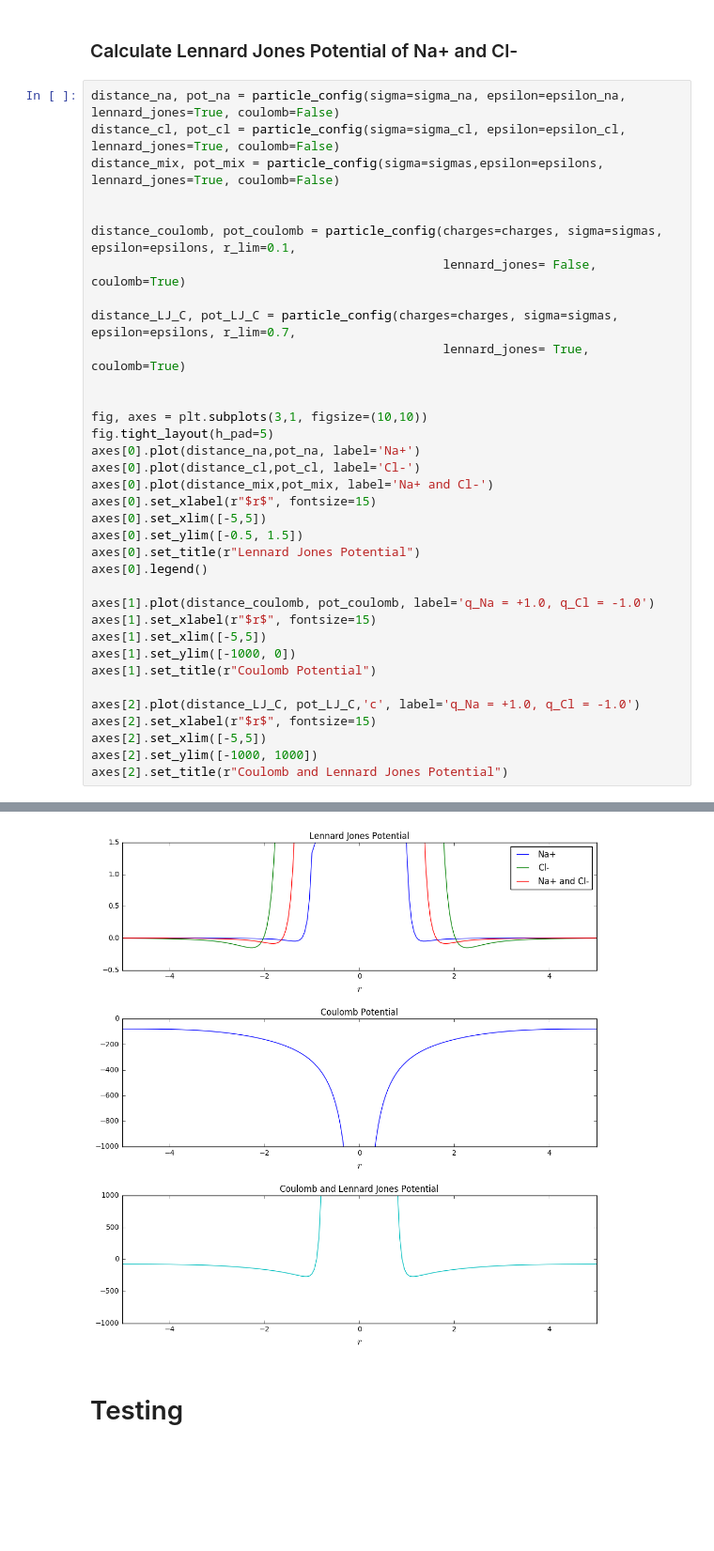
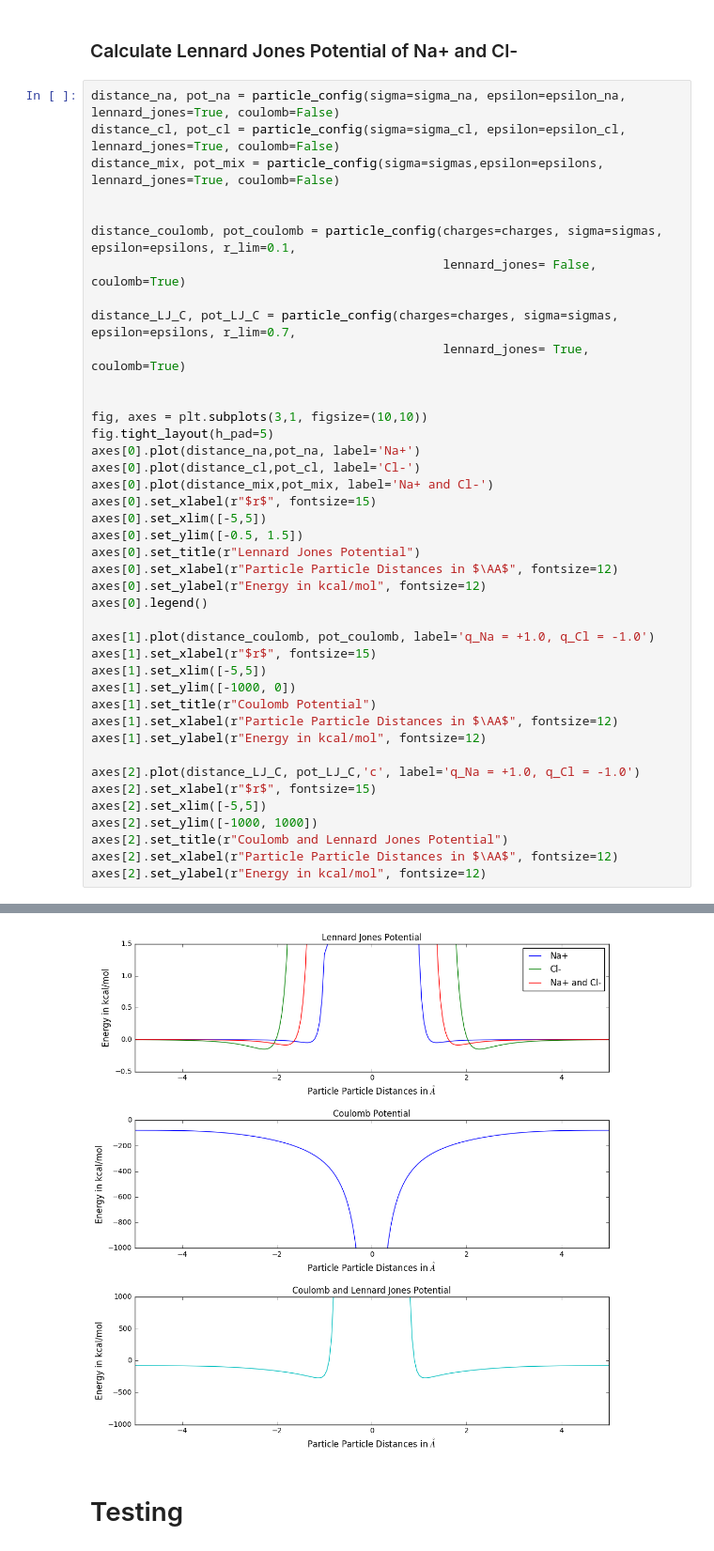
Before and after one commit to maqnius/compscie-mc, a Jupyter notebook: jupyter_notebooks/Potential.ipynb, the cells around one changed output, grey strips where cells are left out. Shown at 94% size. Saved outputs shown, nothing was run; the diff lists cells and outputs as text; blank space fills up the shorter version.

```diff
--- a/jupyter_notebooks/Potential.ipynb
+++ b/jupyter_notebooks/Potential.ipynb
@@ -57,34 +104,40 @@ distance_coulomb, pot_coulomb = particle_config(charges=charges, sigma=sigmas, e
                                                 lennard_jones= False, coulomb=True)
 
 distance_LJ_C, pot_LJ_C = particle_config(charges=charges, sigma=sigmas, epsilon=epsilons, r_lim=0.7,
                                                 lennard_jones= True, coulomb=True)
 
 
 fig, axes = plt.subplots(3,1, figsize=(10,10))
 fig.tight_layout(h_pad=5)
 axes[0].plot(distance_na,pot_na, label='Na+')
 axes[0].plot(distance_cl,pot_cl, label='Cl-')
 axes[0].plot(distance_mix,pot_mix, label='Na+ and Cl-')
 axes[0].set_xlabel(r"$r$", fontsize=15)
 axes[0].set_xlim([-5,5])
 axes[0].set_ylim([-0.5, 1.5])
 axes[0].set_title(r"Lennard Jones Potential")
+axes[0].set_xlabel(r"Particle Particle Distances in $\AA$", fontsize=12)
+axes[0].set_ylabel(r"Energy in kcal/mol", fontsize=12)
 axes[0].legend()
 
 axes[1].plot(distance_coulomb, pot_coulomb, label='q_Na = +1.0, q_Cl = -1.0')
 axes[1].set_xlabel(r"$r$", fontsize=15)
 axes[1].set_xlim([-5,5])
 axes[1].set_ylim([-1000, 0])
 axes[1].set_title(r"Coulomb Potential")
+axes[1].set_xlabel(r"Particle Particle Distances in $\AA$", fontsize=12)
+axes[1].set_ylabel(r"Energy in kcal/mol", fontsize=12)
 
 axes[2].plot(distance_LJ_C, pot_LJ_C,'c', label='q_Na = +1.0, q_Cl = -1.0')
 axes[2].set_xlabel(r"$r$", fontsize=15)
 axes[2].set_xlim([-5,5])
 axes[2].set_ylim([-1000, 1000])
 axes[2].set_title(r"Coulomb and Lennard Jones Potential")
+axes[2].set_xlabel(r"Particle Particle Distances in $\AA$", fontsize=12)
+axes[2].set_ylabel(r"Energy in kcal/mol", fontsize=12)
 # %% [output]
 <matplotlib.text.Text at 0x...>
-[figure, old version]
+[figure, new version]
 # %% [markdown]
 # Testing
 # %% [markdown]
```
Also changed, not shown: parts of 8 cells of this notebook.
